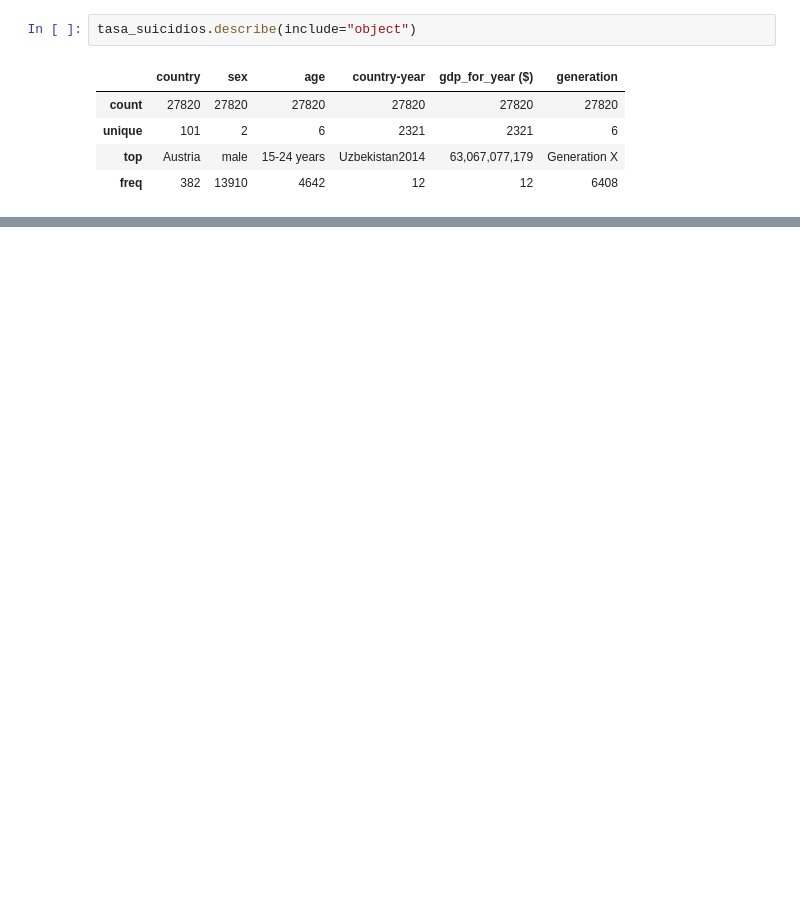
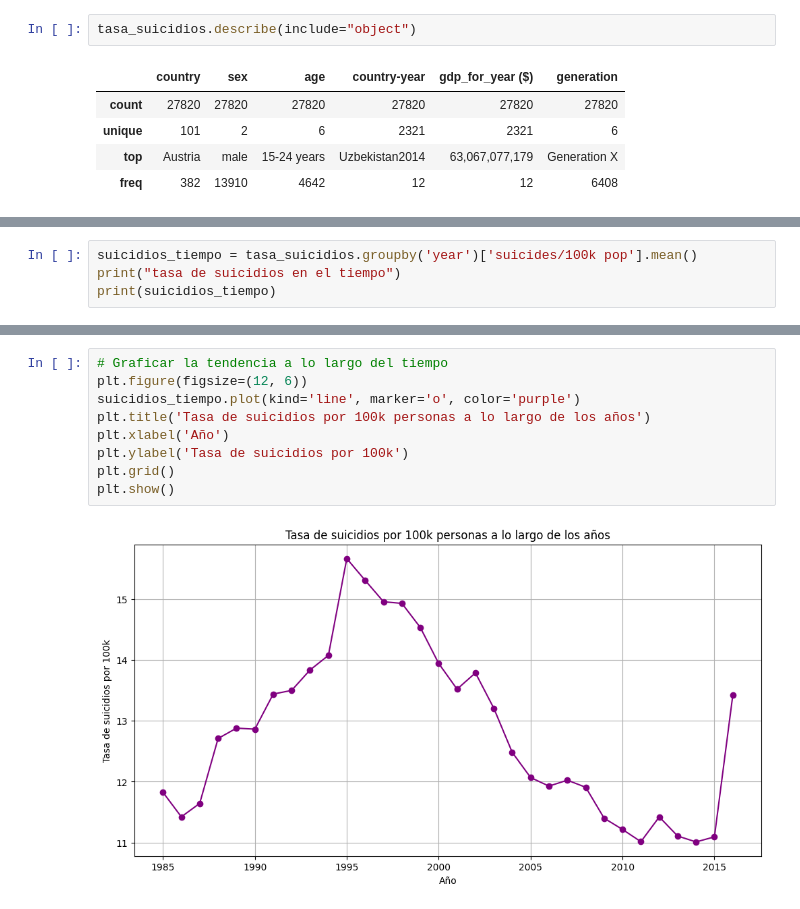
Before and after one commit to CarolinaPerez01/EDA, a Jupyter notebook: eda.ipynb, the cells around one changed output, grey strips where cells are left out. Saved outputs shown, nothing was run; the diff lists cells and outputs as text; blank space fills up the shorter version.

```diff
--- a/eda.ipynb
+++ b/eda.ipynb
@@ -101,0 +161,4 @@ tasa_suicidios.describe(include="object")
+# %%
+suicidios_tiempo = tasa_suicidios.groupby('year')['suicides/100k pop'].mean()
+print("tasa de suicidios en el tiempo")
+print(suicidios_tiempo)
@@ -101,0 +183,11 @@ tasa_suicidios.describe(include="object")
+# %%
+# Graficar la tendencia a lo largo del tiempo
+plt.figure(figsize=(12, 6))
+suicidios_tiempo.plot(kind='line', marker='o', color='purple')
+plt.title('Tasa de suicidios por 100k personas a lo largo de los años')
+plt.xlabel('Año')
+plt.ylabel('Tasa de suicidios por 100k')
+plt.grid()
+plt.show()
+# %% [output]
+[figure, added]
```
Also changed, not shown: parts of 16 cells of this notebook.
